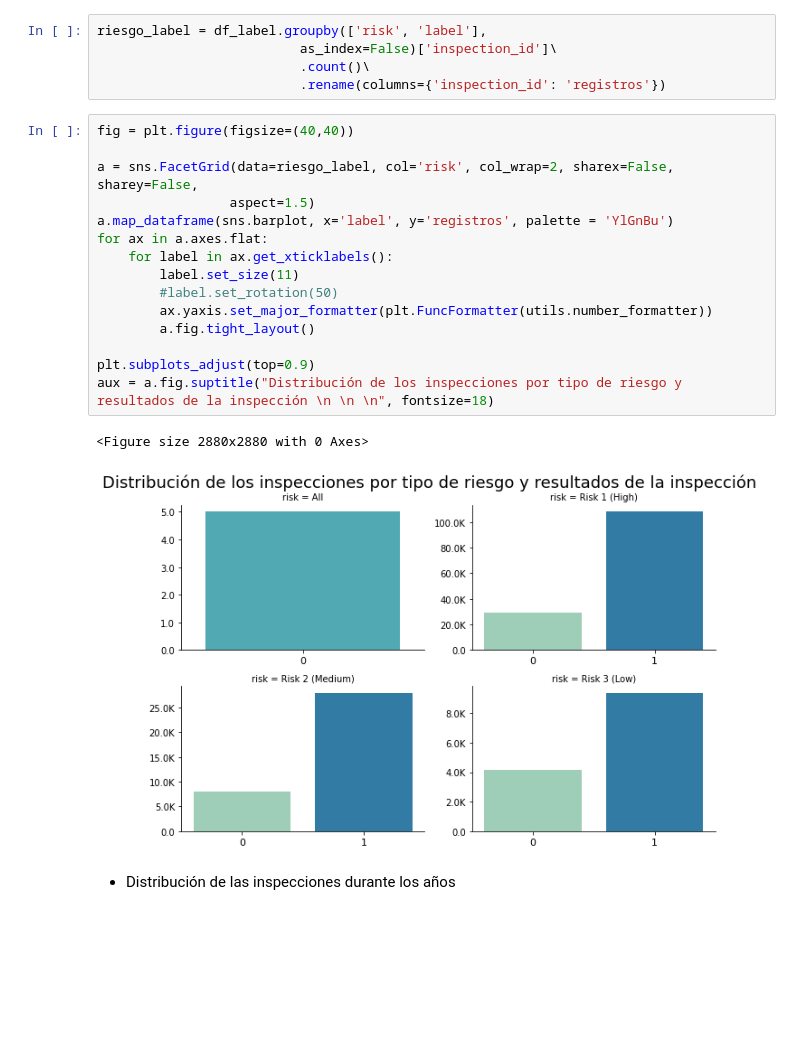
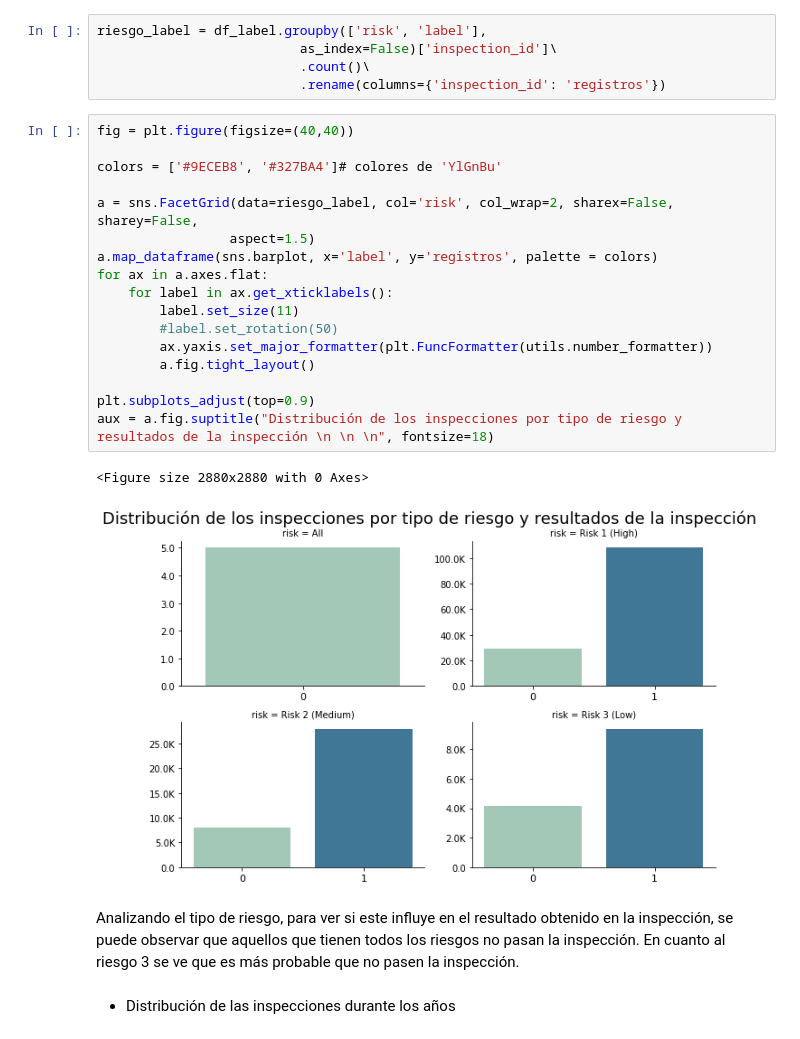
Before and after one commit to Acturio/DPA-Project, a Jupyter notebook: notebooks/EDA_DPA.ipynb, the cells around one changed output. Saved outputs shown, nothing was run; the diff lists cells and outputs as text; blank space fills up the shorter version.

Commit message:
Añadiendo comentarios a las gráficas, instrucciones archivo csv y paleta de color

```diff
--- a/notebooks/EDA_DPA.ipynb
+++ b/notebooks/EDA_DPA.ipynb
@@ -488,21 +495,25 @@ riesgo_label = df_label.groupby(['risk', 'label'],
 # %%
 fig = plt.figure(figsize=(40,40))
 
+colors = ['#9ECEB8', '#327BA4']# colores de 'YlGnBu'
+
 a = sns.FacetGrid(data=riesgo_label, col='risk', col_wrap=2, sharex=False, sharey=False,
                  aspect=1.5)
-a.map_dataframe(sns.barplot, x='label', y='registros', palette = 'YlGnBu')
+a.map_dataframe(sns.barplot, x='label', y='registros', palette = colors)
 for ax in a.axes.flat:
     for label in ax.get_xticklabels():
         label.set_size(11)
         #label.set_rotation(50)
         ax.yaxis.set_major_formatter(plt.FuncFormatter(utils.number_formatter))
         a.fig.tight_layout()
 
 plt.subplots_adjust(top=0.9)
 aux = a.fig.suptitle("Distribución de los inspecciones por tipo de riesgo y resultados de la inspección \n \n \n", fontsize=18)
 # %% [output]
 <Figure size 2880x2880 with 0 Axes>
-[figure, old version]
+[figure, new version]
+# %% [markdown]
+Analizando el tipo de riesgo, para ver si este influye en el resultado obtenido en la inspección, se puede observar que aquellos que tienen todos los riesgos no pasan la inspección. En cuanto al riesgo 3 se ve que es más probable que no pasen la inspección.
 # %% [markdown]
 * Distribución de las inspecciones durante los años
 # %% [markdown]
```
Also changed, not shown: parts of 7 cells of this notebook.
